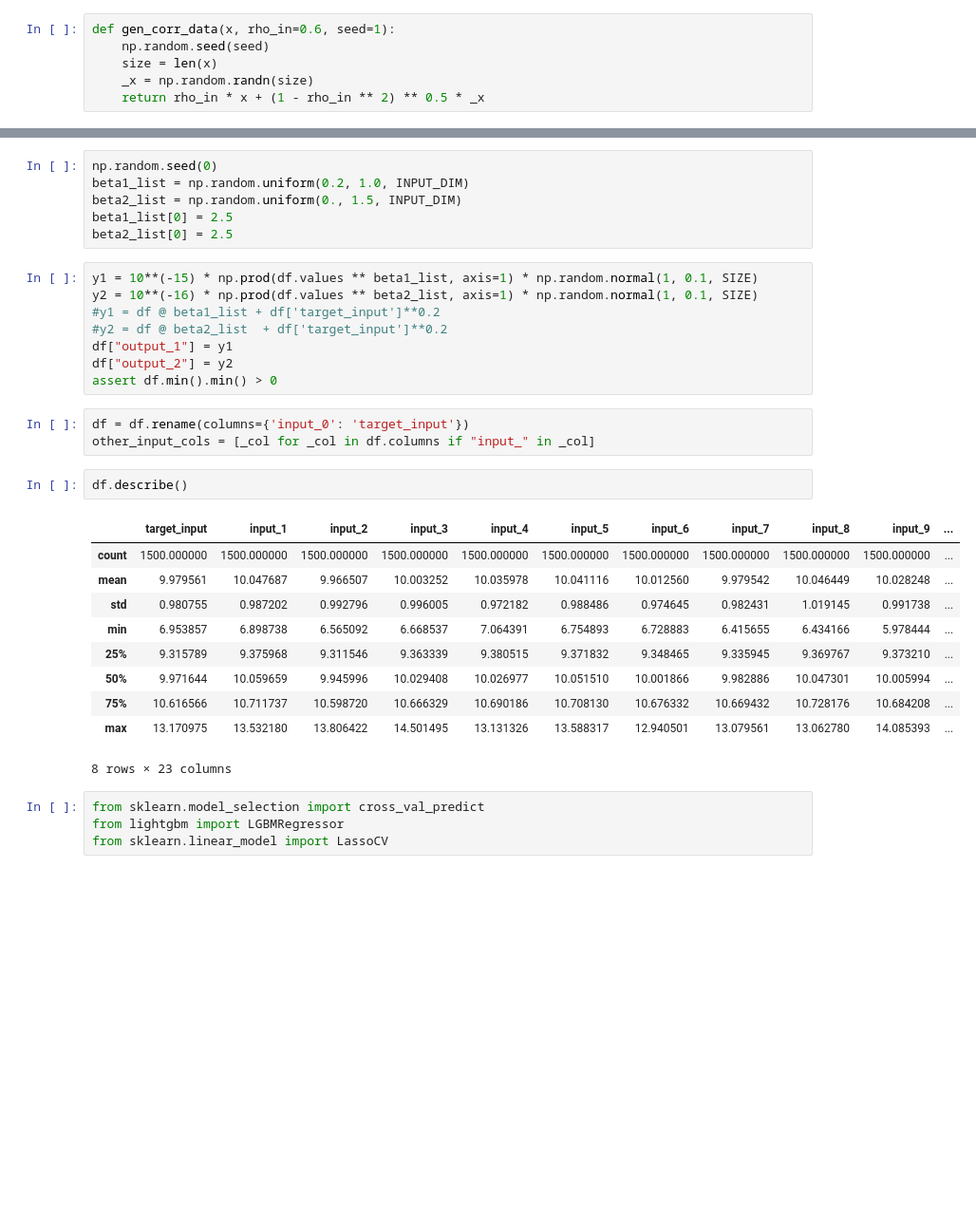
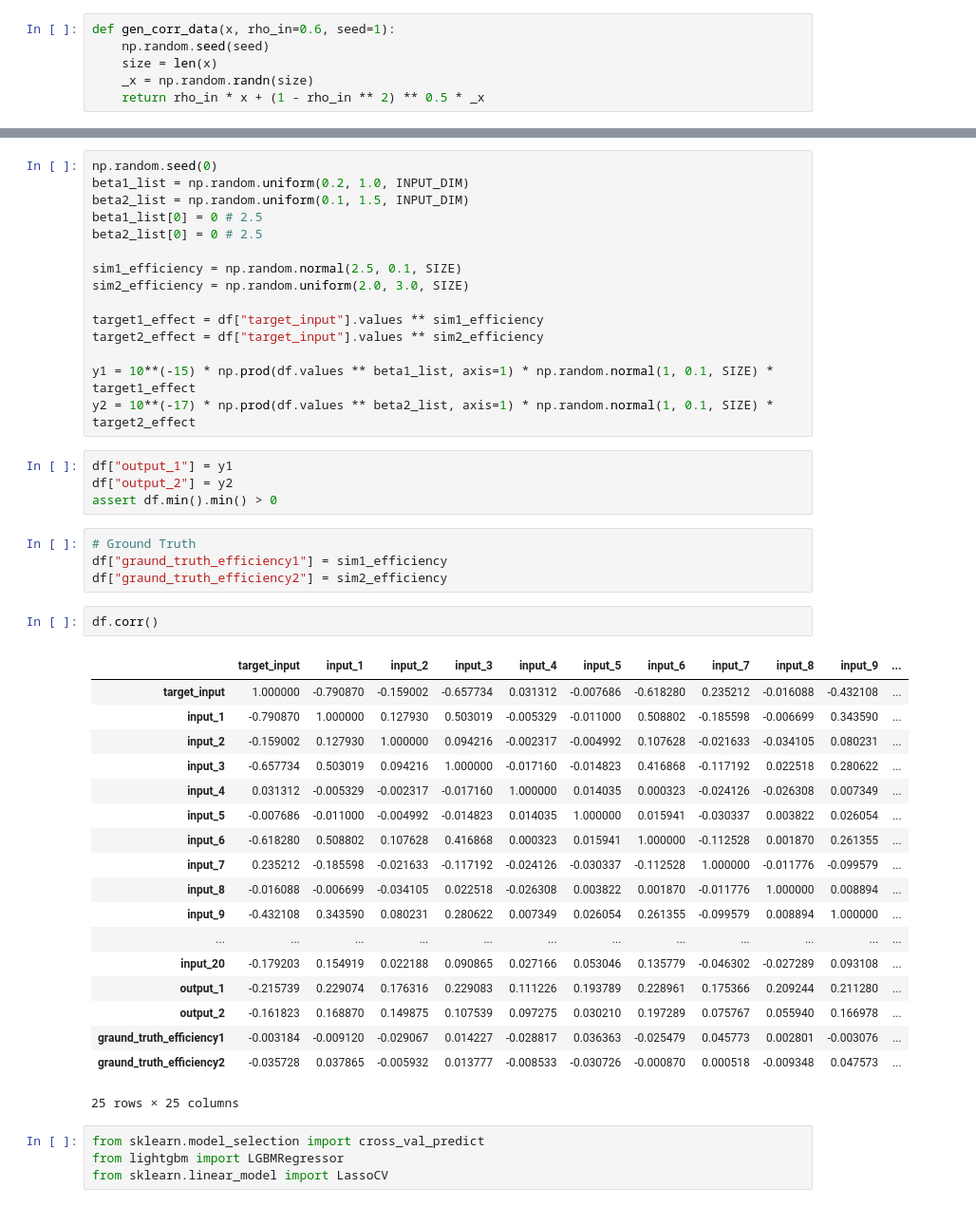
Before and after one commit to MasaAsami/ml-dae, a Jupyter notebook: notebooks/dml_dea.ipynb, the cells around one changed output, grey strips where cells are left out. Shown at 95% size. Cells and saved outputs as stored; diff of their text form; blank space fills up the shorter version.

```diff
--- a/notebooks/dml_dea.ipynb
+++ b/notebooks/dml_dea.ipynb
@@ -48,33 +49,47 @@ assert df.min().min() > 0
 # %%
 np.random.seed(0)
 beta1_list = np.random.uniform(0.2, 1.0, INPUT_DIM)
-beta2_list = np.random.uniform(0., 1.5, INPUT_DIM)
-beta1_list[0] = 2.5
-beta2_list[0] = 2.5
+beta2_list = np.random.uniform(0.1, 1.5, INPUT_DIM)
+beta1_list[0] = 0 # 2.5
+beta2_list[0] = 0 # 2.5
+
+sim1_efficiency = np.random.normal(2.5, 0.1, SIZE)
+sim2_efficiency = np.random.uniform(2.0, 3.0, SIZE)
+
+target1_effect = df["target_input"].values ** sim1_efficiency
+target2_effect = df["target_input"].values ** sim2_efficiency
+
+y1 = 10**(-15) * np.prod(df.values ** beta1_list, axis=1) * np.random.normal(1, 0.1, SIZE) * target1_effect
+y2 = 10**(-17) * np.prod(df.values ** beta2_list, axis=1) * np.random.normal(1, 0.1, SIZE) * target2_effect
-# %%
-y1 = 10**(-15) * np.prod(df.values ** beta1_list, axis=1) * np.random.normal(1, 0.1, SIZE)
-y2 = 10**(-16) * np.prod(df.values ** beta2_list, axis=1) * np.random.normal(1, 0.1, SIZE)
-#y1 = df @ beta1_list + df['target_input']**0.2
-#y2 = df @ beta2_list  + df['target_input']**0.2
-df["output_1"] = y1
-df["output_2"] = y2
-assert df.min().min() > 0
-# %%
-df = df.rename(columns={'input_0': 'target_input'})
-other_input_cols = [_col for _col in df.columns if "input_" in _col]
+# %%
+df["output_1"] = y1
+df["output_2"] = y2
+assert df.min().min() > 0
+# %%
+# Ground Truth
+df["graund_truth_efficiency1"] = sim1_efficiency
+df["graund_truth_efficiency2"] = sim2_efficiency
 # %%
-df.describe()
+df.corr()
 # %% [output]
 |  | target_input | input_1 | input_2 | input_3 | input_4 | input_5 | input_6 | input_7 | input_8 | input_9 | ... |
-| count | 1500.000000 | 1500.000000 | 1500.000000 | 1500.000000 | 1500.000000 | 1500.000000 | 1500.000000 | 1500.000000 | 1500.000000 | 1500.000000 | ... |
-| mean | 9.979561 | 10.047687 | 9.966507 | 10.003252 | 10.035978 | 10.041116 | 10.012560 | 9.979542 | 10.046449 | 10.028248 | ... |
-| std | 0.980755 | 0.987202 | 0.992796 | 0.996005 | 0.972182 | 0.988486 | 0.974645 | 0.982431 | 1.019145 | 0.991738 | ... |
-| min | 6.953857 | 6.898738 | 6.565092 | 6.668537 | 7.064391 | 6.754893 | 6.728883 | 6.415655 | 6.434166 | 5.978444 | ... |
-| 25% | 9.315789 | 9.375968 | 9.311546 | 9.363339 | 9.380515 | 9.371832 | 9.348465 | 9.335945 | 9.369767 | 9.373210 | ... |
-| 50% | 9.971644 | 10.059659 | 9.945996 | 10.029408 | 10.026977 | 10.051510 | 10.001866 | 9.982886 | 10.047301 | 10.005994 | ... |
-| 75% | 10.616566 | 10.711737 | 10.598720 | 10.666329 | 10.690186 | 10.708130 | 10.676332 | 10.669432 | 10.728176 | 10.684208 | ... |
-| max | 13.170975 | 13.532180 | 13.806422 | 14.501495 | 13.131326 | 13.588317 | 12.940501 | 13.079561 | 13.062780 | 14.085393 | ... |
+| target_input | 1.000000 | -0.790870 | -0.159002 | -0.657734 | 0.031312 | -0.007686 | -0.618280 | 0.235212 | -0.016088 | -0.432108 | ... |
+| input_1 | -0.790870 | 1.000000 | 0.127930 | 0.503019 | -0.005329 | -0.011000 | 0.508802 | -0.185598 | -0.006699 | 0.343590 | ... |
+| input_2 | -0.159002 | 0.127930 | 1.000000 | 0.094216 | -0.002317 | -0.004992 | 0.107628 | -0.021633 | -0.034105 | 0.080231 | ... |
+| input_3 | -0.657734 | 0.503019 | 0.094216 | 1.000000 | -0.017160 | -0.014823 | 0.416868 | -0.117192 | 0.022518 | 0.280622 | ... |
+| input_4 | 0.031312 | -0.005329 | -0.002317 | -0.017160 | 1.000000 | 0.014035 | 0.000323 | -0.024126 | -0.026308 | 0.007349 | ... |
+| input_5 | -0.007686 | -0.011000 | -0.004992 | -0.014823 | 0.014035 | 1.000000 | 0.015941 | -0.030337 | 0.003822 | 0.026054 | ... |
+| input_6 | -0.618280 | 0.508802 | 0.107628 | 0.416868 | 0.000323 | 0.015941 | 1.000000 | -0.112528 | 0.001870 | 0.261355 | ... |
+| input_7 | 0.235212 | -0.185598 | -0.021633 | -0.117192 | -0.024126 | -0.030337 | -0.112528 | 1.000000 | -0.011776 | -0.099579 | ... |
+| input_8 | -0.016088 | -0.006699 | -0.034105 | 0.022518 | -0.026308 | 0.003822 | 0.001870 | -0.011776 | 1.000000 | 0.008894 | ... |
+| input_9 | -0.432108 | 0.343590 | 0.080231 | 0.280622 | 0.007349 | 0.026054 | 0.261355 | -0.099579 | 0.008894 | 1.000000 | ... |
+| ... | ... | ... | ... | ... | ... | ... | ... | ... | ... | ... | ... |
+| input_20 | -0.179203 | 0.154919 | 0.022188 | 0.090865 | 0.027166 | 0.053046 | 0.135779 | -0.046302 | -0.027289 | 0.093108 | ... |
+| output_1 | -0.215739 | 0.229074 | 0.176316 | 0.229083 | 0.111226 | 0.193789 | 0.228961 | 0.175366 | 0.209244 | 0.211280 | ... |
+| output_2 | -0.161823 | 0.168870 | 0.149875 | 0.107539 | 0.097275 | 0.030210 | 0.197289 | 0.075767 | 0.055940 | 0.166978 | ... |
+| graund_truth_efficiency1 | -0.003184 | -0.009120 | -0.029067 | 0.014227 | -0.028817 | 0.036363 | -0.025479 | 0.045773 | 0.002801 | -0.003076 | ... |
+| graund_truth_efficiency2 | -0.035728 | 0.037865 | -0.005932 | 0.013777 | -0.008533 | -0.030726 | -0.000870 | 0.000518 | -0.009348 | 0.047573 | ... |
-8 rows × 23 columns
+25 rows × 25 columns
 # %%
 from sklearn.model_selection import cross_val_predict
 from lightgbm import LGBMRegressor
```
Also changed, not shown: parts of 17 cells of this notebook.
